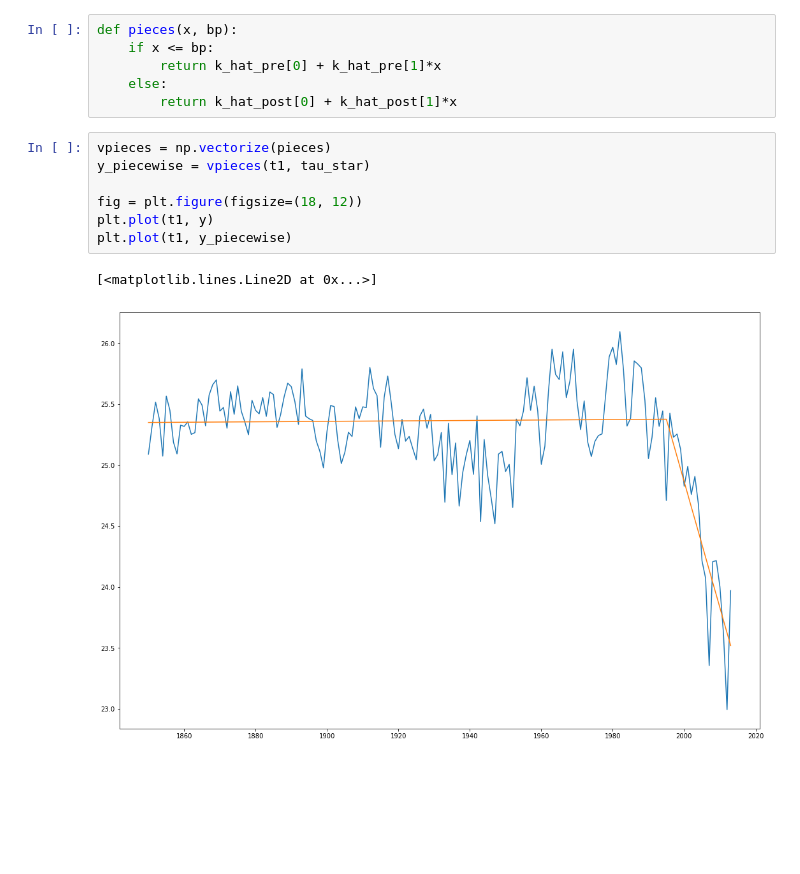
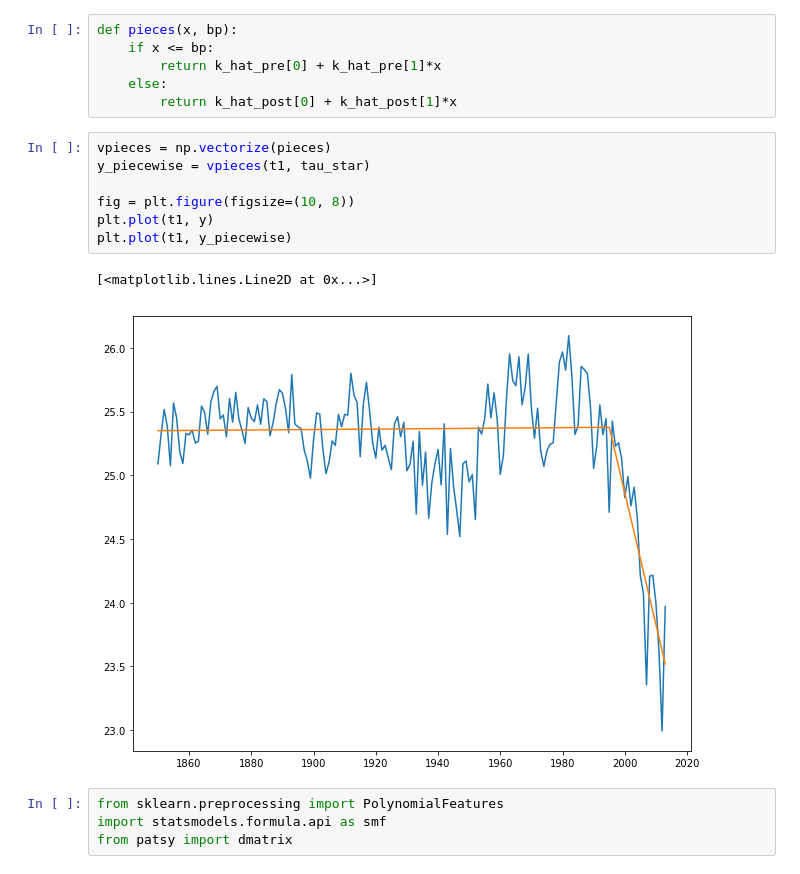
Before and after one commit to hfloresr/ArcticSea, a Jupyter notebook: seaice_climate_regression.ipynb, the cells around one changed output. Cells and saved outputs as stored; diff of their text form; blank space fills up the shorter version.

```diff
--- a/seaice_climate_regression.ipynb
+++ b/seaice_climate_regression.ipynb
@@ -147,10 +157,14 @@ def pieces(x, bp):
 # %%
 vpieces = np.vectorize(pieces)
 y_piecewise = vpieces(t1, tau_star)
 
-fig = plt.figure(figsize=(18, 12))
+fig = plt.figure(figsize=(10, 8))
 plt.plot(t1, y)
 plt.plot(t1, y_piecewise)
 # %% [output]
 [<matplotlib.lines.Line2D at 0x...>]
-[figure, old version]
+[figure, new version]
+# %%
+from sklearn.preprocessing import PolynomialFeatures
+import statsmodels.formula.api as smf
+from patsy import dmatrix
```
Also changed, not shown: parts of 7 cells of this notebook.
